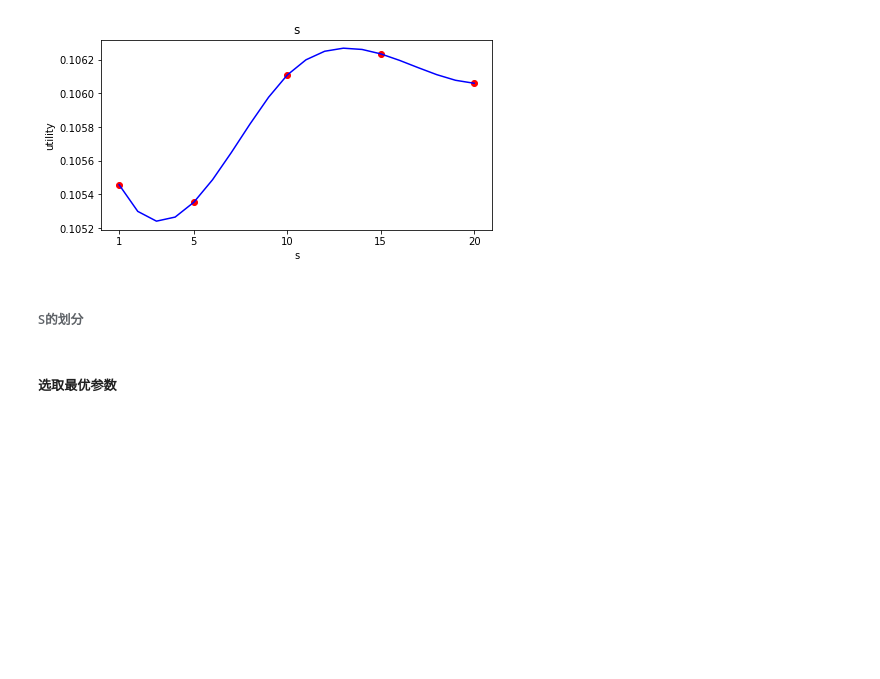
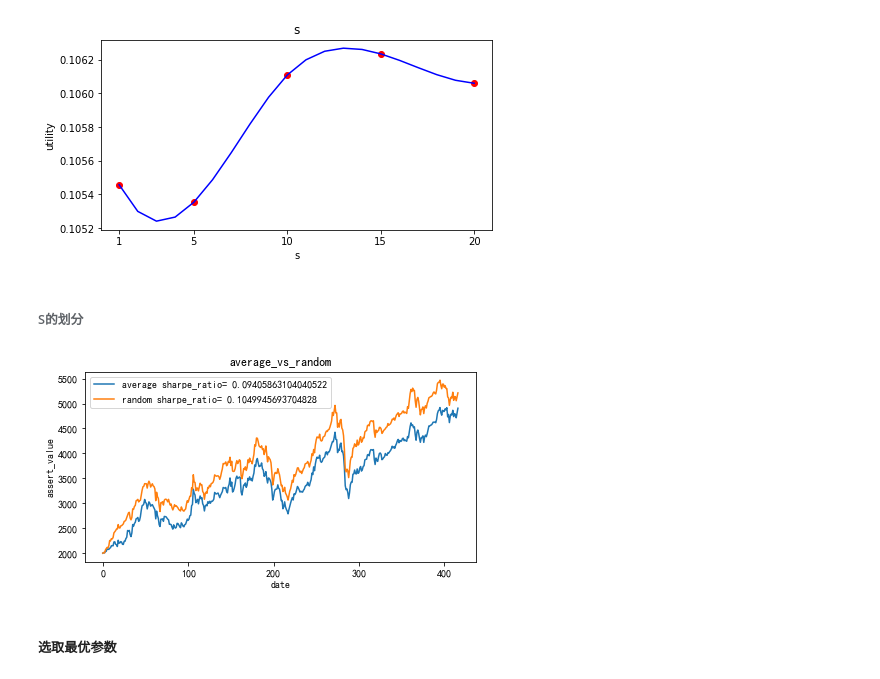
Before and after one commit to lca-123/GA_portfolio, a Jupyter notebook: code.ipynb, the cells around one changed output. Cells and saved outputs as stored; diff of their text form; code cells hidden in the pictures; blank space fills up the shorter version.

```diff
--- a/code.ipynb
+++ b/code.ipynb
@@ -137,6 +141,25 @@ plt.savefig('figure/s.png',dpi=600)
 [figure]
 # %% [markdown]
 ###### S的划分
+# %%
+ps_average=Portfolio_Selection(data.values,t=60,period=2,money=2000,random_state=1)
+ps_average.fit(s_method='average')
+ps_random=Portfolio_Selection(data.values,t=60,period=2,money=2000,random_state=0)
+ps_random.fit(s_method='random')
+sharpe_average=ps_average.get_sharpe()
+sharpe_random=ps_random.get_sharpe()
+# %%
+# 绘制净值图
+plt.figure(figsize=(7,3.5))
+plt.title('average_vs_random')
+plt.xlabel('date')
+plt.ylabel('assert_value')
+plt.plot(ps_average.moneys)
+plt.plot(ps_random.moneys)
+plt.legend(['average sharpe_ratio= '+str(sharpe_average)+'','random sharpe_ratio= '+str(sharpe_random)])
+plt.savefig('figure/s_average_vs_random.png',dpi=600)
+# %% [output]
+[figure, added]
 # %% [markdown]
 ##### 选取最优参数
 # %% [markdown]
```
Also changed, not shown: parts of 10 cells of this notebook, 6 other files.
